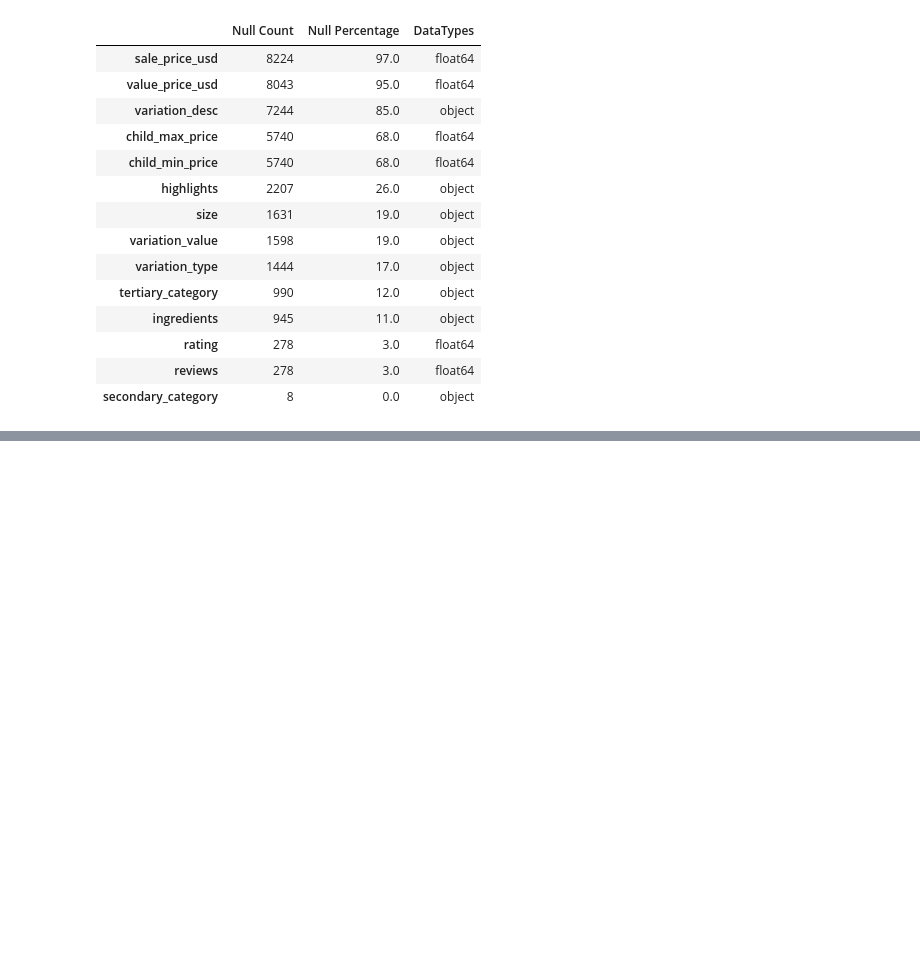
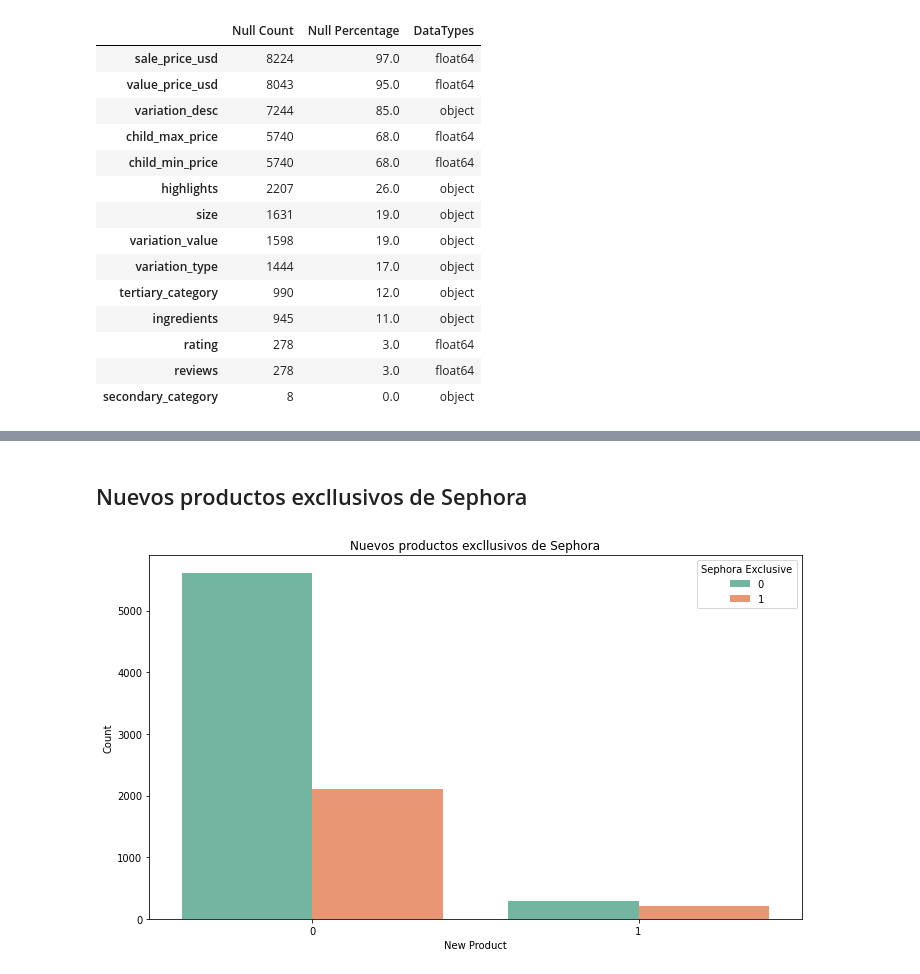
Before and after one commit to clarapinasco/Sistema_de_recomendacion_Sephora, a Jupyter notebook: analisis_exploratorio.ipynb, the cells around one changed output, grey strips where cells are left out. Saved outputs shown, nothing was run; the diff lists cells and outputs as text; code cells hidden in the pictures; blank space fills up the shorter version.

```diff
--- a/analisis_exploratorio.ipynb
+++ b/analisis_exploratorio.ipynb
@@ -81,0 +275,14 @@ percentageOfnull(df)
+# %% [markdown]
+## Nuevos productos excllusivos de Sephora
+# %%
+# Count plot de productos nuevos y exclusivos de Sephora
+plt.figure(figsize=(10, 6))
+sns.countplot(x='new', hue='sephora_exclusive', data=df, palette='Set2')
+plt.xlabel('New Product')
+plt.ylabel('Count')
+plt.title('Nuevos productos excllusivos de Sephora')
+plt.legend(title='Sephora Exclusive', loc='upper right')
+plt.tight_layout()
+plt.show()
+# %% [output]
+[figure, added]
```
Also changed, not shown: parts of 24 cells of this notebook.
